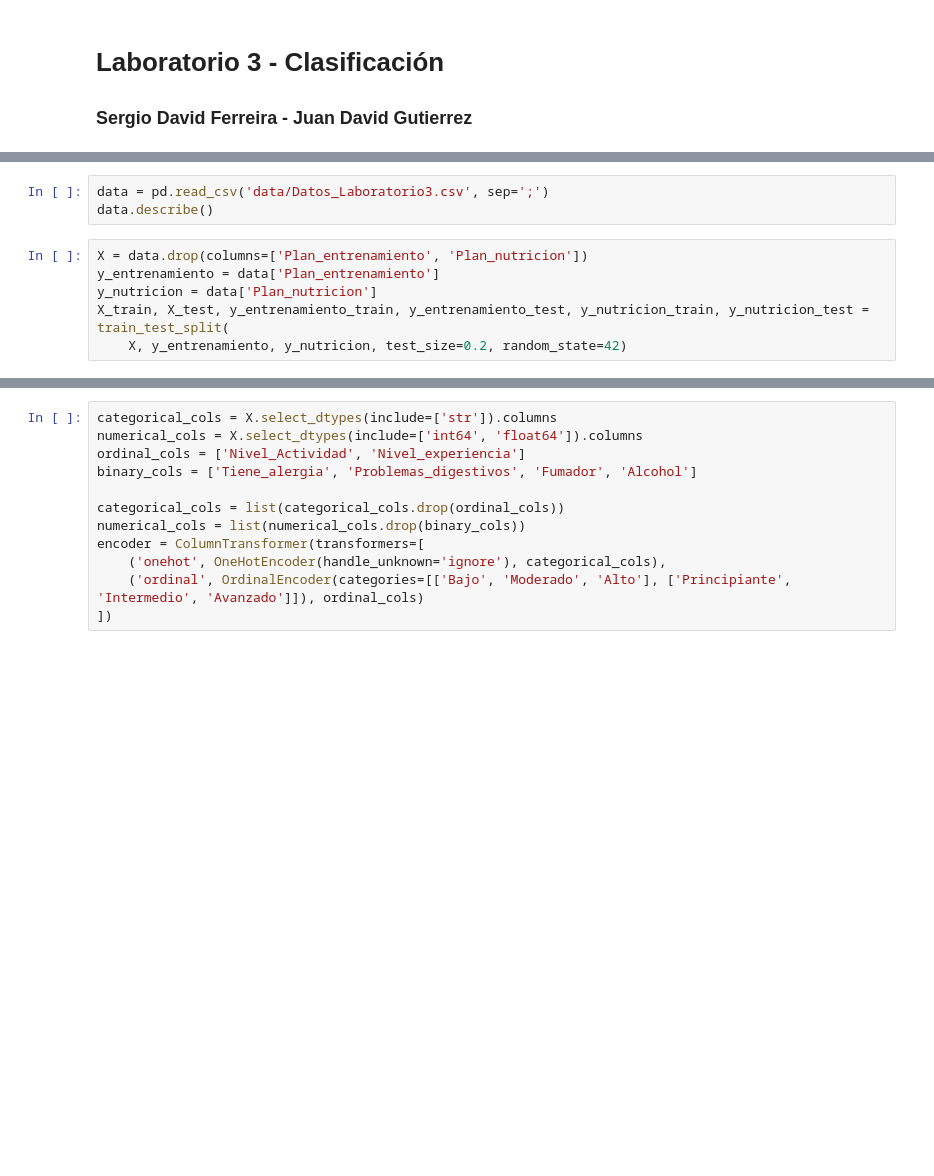
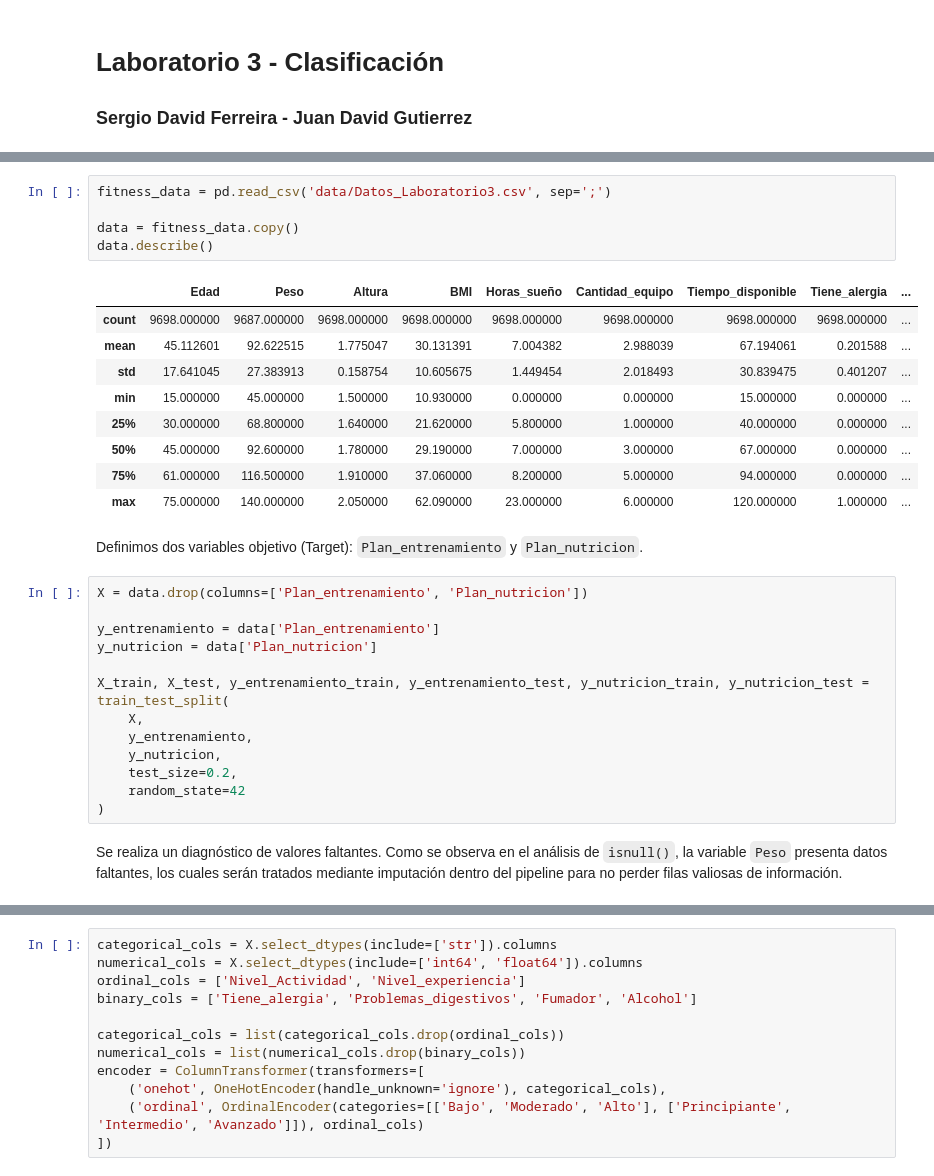
Before and after one commit to serferre2004/Laboratorios_MachineLearning, a Jupyter notebook: Laboratorio3/Laboratorio3.ipynb, the cells around one changed output, grey strips where cells are left out. Saved outputs shown, nothing was run; the diff lists cells and outputs as text; blank space fills up the shorter version.

```diff
--- a/Laboratorio3/Laboratorio3.ipynb
+++ b/Laboratorio3/Laboratorio3.ipynb
@@ -17,10 +28,33 @@ from statsmodels.api import add_constant
 # %%
-data = pd.read_csv('data/Datos_Laboratorio3.csv', sep=';')
+fitness_data = pd.read_csv('data/Datos_Laboratorio3.csv', sep=';')
+
+data = fitness_data.copy()
 data.describe()
+# %% [output]
+|  | Edad | Peso | Altura | BMI | Horas_sueño | Cantidad_equipo | Tiempo_disponible | Tiene_alergia | ... |
+| count | 9698.000000 | 9687.000000 | 9698.000000 | 9698.000000 | 9698.000000 | 9698.000000 | 9698.000000 | 9698.000000 | ... |
+| mean | 45.112601 | 92.622515 | 1.775047 | 30.131391 | 7.004382 | 2.988039 | 67.194061 | 0.201588 | ... |
+| std | 17.641045 | 27.383913 | 0.158754 | 10.605675 | 1.449454 | 2.018493 | 30.839475 | 0.401207 | ... |
+| min | 15.000000 | 45.000000 | 1.500000 | 10.930000 | 0.000000 | 0.000000 | 15.000000 | 0.000000 | ... |
+| 25% | 30.000000 | 68.800000 | 1.640000 | 21.620000 | 5.800000 | 1.000000 | 40.000000 | 0.000000 | ... |
+| 50% | 45.000000 | 92.600000 | 1.780000 | 29.190000 | 7.000000 | 3.000000 | 67.000000 | 0.000000 | ... |
+| 75% | 61.000000 | 116.500000 | 1.910000 | 37.060000 | 8.200000 | 5.000000 | 94.000000 | 0.000000 | ... |
+| max | 75.000000 | 140.000000 | 2.050000 | 62.090000 | 23.000000 | 6.000000 | 120.000000 | 1.000000 | ... |
+# %% [markdown]
+Definimos dos variables objetivo (Target): `Plan_entrenamiento` y `Plan_nutricion`.
 # %%
 X = data.drop(columns=['Plan_entrenamiento', 'Plan_nutricion'])
+
 y_entrenamiento = data['Plan_entrenamiento']
 y_nutricion = data['Plan_nutricion']
+
 X_train, X_test, y_entrenamiento_train, y_entrenamiento_test, y_nutricion_train, y_nutricion_test = train_test_split(
-    X, y_entrenamiento, y_nutricion, test_size=0.2, random_state=42)
+    X,
+    y_entrenamiento,
+    y_nutricion,
+    test_size=0.2,
+    random_state=42
+)
+# %% [markdown]
+Se realiza un diagnóstico de valores faltantes. Como se observa en el análisis de `isnull()`, la variable `Peso` presenta datos faltantes, los cuales serán tratados mediante imputación dentro del pipeline para no perder filas valiosas de información.
 # %%
```
Also changed, not shown: parts of 29 cells of this notebook, 1 other file.
